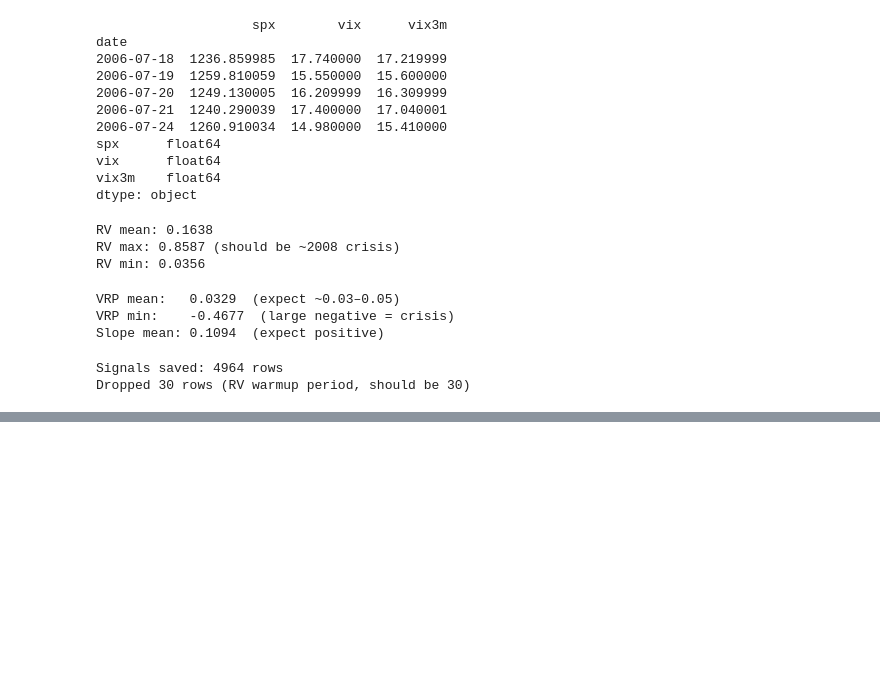
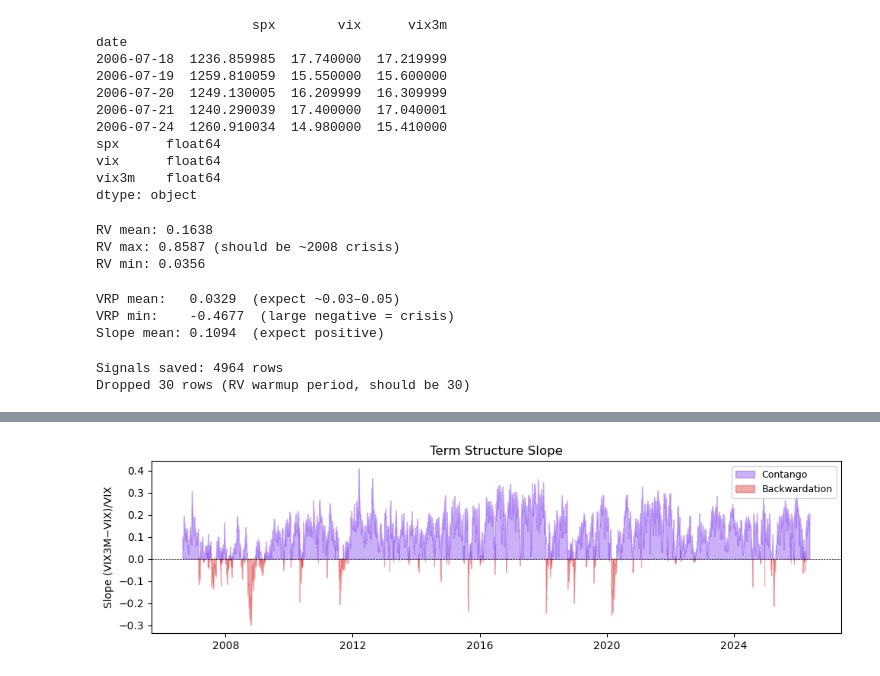
Before and after one commit to rtkyboba/vrp-regime-detection-strategy, a Jupyter notebook: notebooks/02_signal_construction.ipynb, the cells around one changed output, grey strips where cells are left out. Saved outputs shown, nothing was run; the diff lists cells and outputs as text; code cells hidden in the pictures; blank space fills up the shorter version.

```diff
--- a/notebooks/02_signal_construction.ipynb
+++ b/notebooks/02_signal_construction.ipynb
@@ -104,0 +90,15 @@ Chart saved.
+# %%
+# Plot Term Structure Slope
+fig, axes = plt.subplots(figsize=(10,3))
+axes.fill_between(signals.index, signals["slope"], 0,
+                     where=signals["slope"] >= 0, color="#7c3aed", alpha=0.4, label="Contango")
+axes.fill_between(signals.index, signals["slope"], 0,
+                     where=signals["slope"] < 0, color="#dc2626", alpha=0.4, label="Backwardation")
+axes.axhline(0, color="black", linewidth=0.5, linestyle="--")
+axes.set_ylabel("Slope (VIX3M−VIX)/VIX")
+axes.set_title("Term Structure Slope")
+axes.legend(loc="upper right", fontsize=9)
+plt.tight_layout()
+plt.show()
+# %% [output]
+[figure, added]
```
Also changed, not shown: parts of 3 cells of this notebook.
